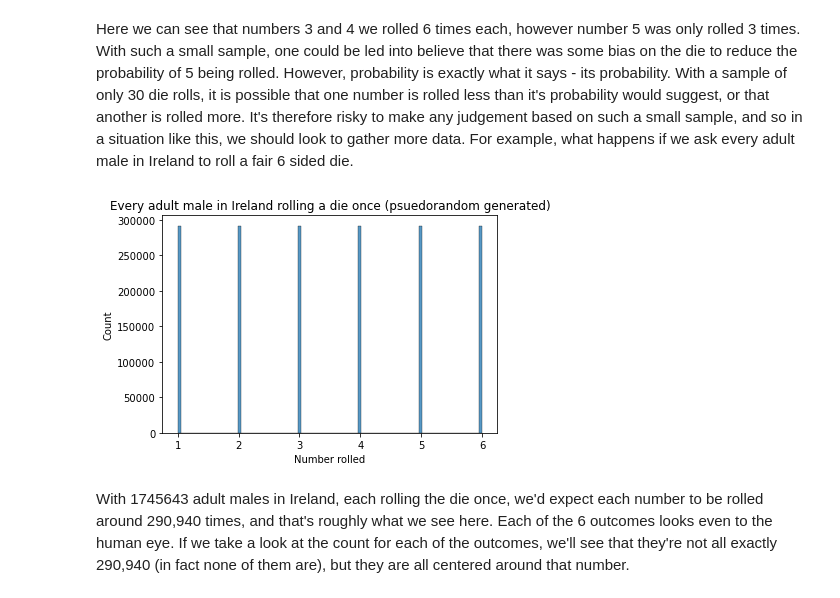
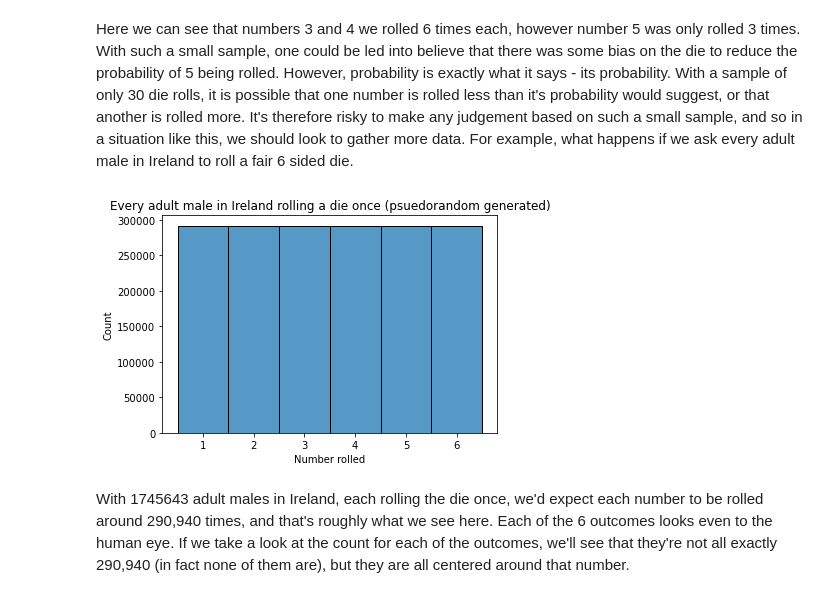
Before and after one commit to OtherBrian/pda-np.random, a Jupyter notebook: Numpy.Random.ipynb, the cells around one changed output. Saved outputs shown, nothing was run; the diff lists cells and outputs as text; code cells hidden in the pictures.

```diff
--- a/Numpy.Random.ipynb
+++ b/Numpy.Random.ipynb
@@ -790,13 +849,13 @@ Here we can see that numbers 3 and 4 we rolled 6 times each, however number 5 wa
 # %%
 rng = np.random.default_rng(33)
 
 roll_ireland = rng.integers(1, 7, irish_male_population)
 
-ax = sns.histplot(roll_ireland)
+ax = sns.histplot(roll_ireland, discrete = True)
 ax.set(xlabel='Number rolled', ylabel='Count')
-ax.set_title("Every adult male in Ireland rolling a die once (psuedorandom generated)");
+ax.set_title("Every adult male in Ireland rolling a die once (pseudorandom generated)");
 # %% [output]
-[figure, old version]
+[figure, new version]
 # %% [markdown]
 With 1745643 adult males in Ireland, each rolling the die once, we'd expect each number to be rolled around 290,940 times, and that's roughly what we see here. Each of the 6 outcomes looks even to the human eye. If we take a look at the count for each of the outcomes, we'll see that they're not all exactly 290,940 (in fact none of them are), but they are all centered around that number.
 # %%
```
Also changed, not shown: parts of 51 cells of this notebook.
